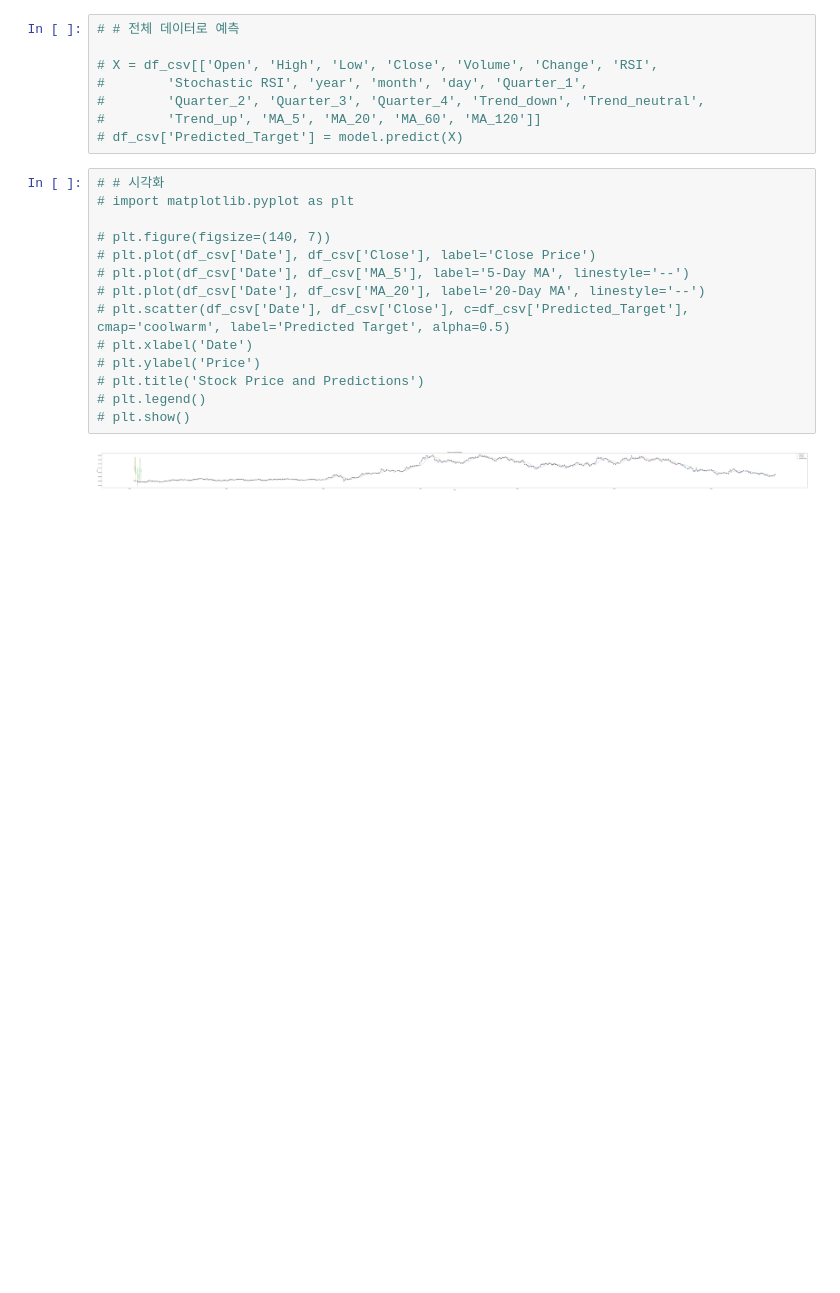
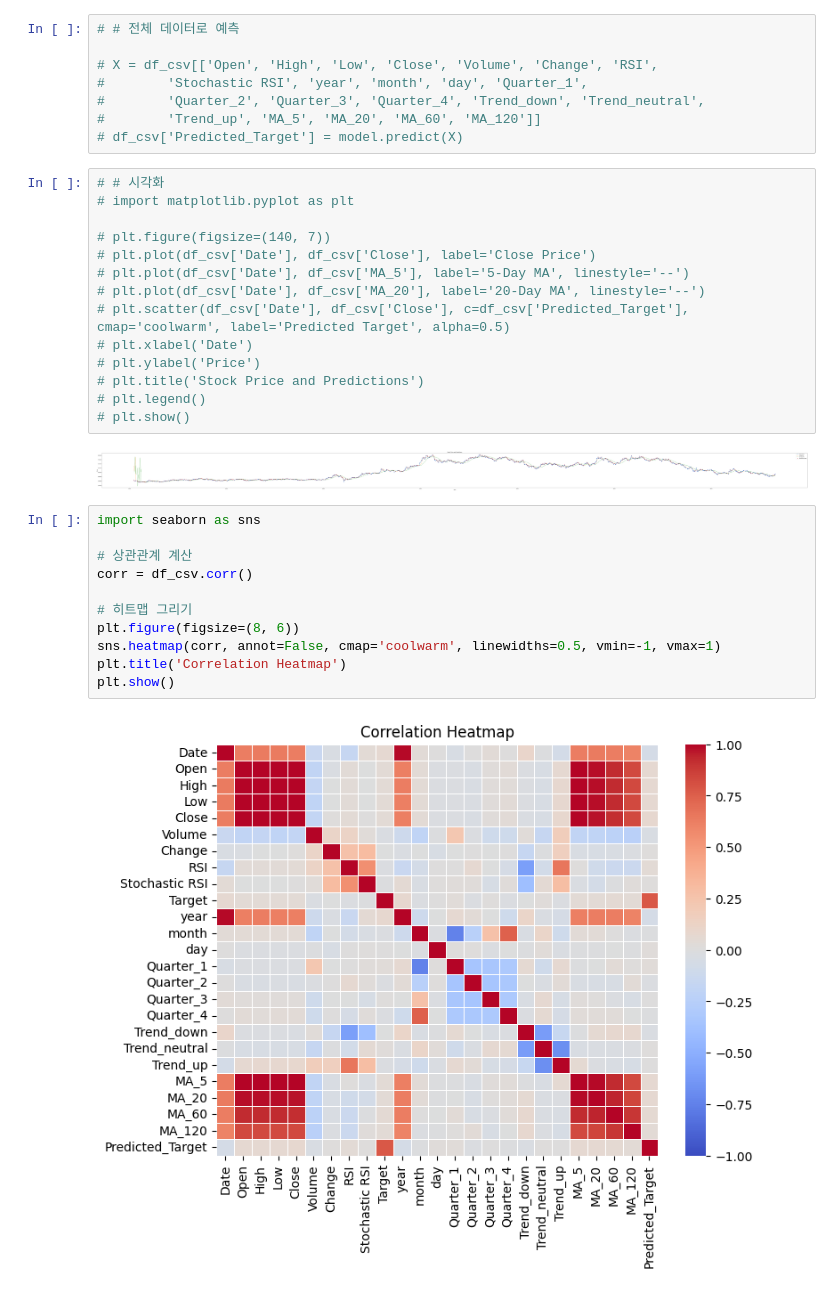
Before and after one commit to Lerini98/moneyweaver, a Jupyter notebook: data/RSI/ML.ipynb, the cells around one changed output. Saved outputs shown, nothing was run; the diff lists cells and outputs as text; blank space fills up the shorter version.

Commit message:
add visualization graph

```diff
--- a/data/RSI/ML.ipynb
+++ b/data/RSI/ML.ipynb
@@ -299,3 +299,16 @@ plt.show()
 # plt.show()
 # %% [output]
 [figure]
+# %%
+import seaborn as sns
+
+# 상관관계 계산
+corr = df_csv.corr()
+
+# 히트맵 그리기
+plt.figure(figsize=(8, 6))
+sns.heatmap(corr, annot=False, cmap='coolwarm', linewidths=0.5, vmin=-1, vmax=1)
+plt.title('Correlation Heatmap')
+plt.show()
+# %% [output]
+[figure, added]
```
Also changed, not shown: parts of 1 cell of this notebook.
